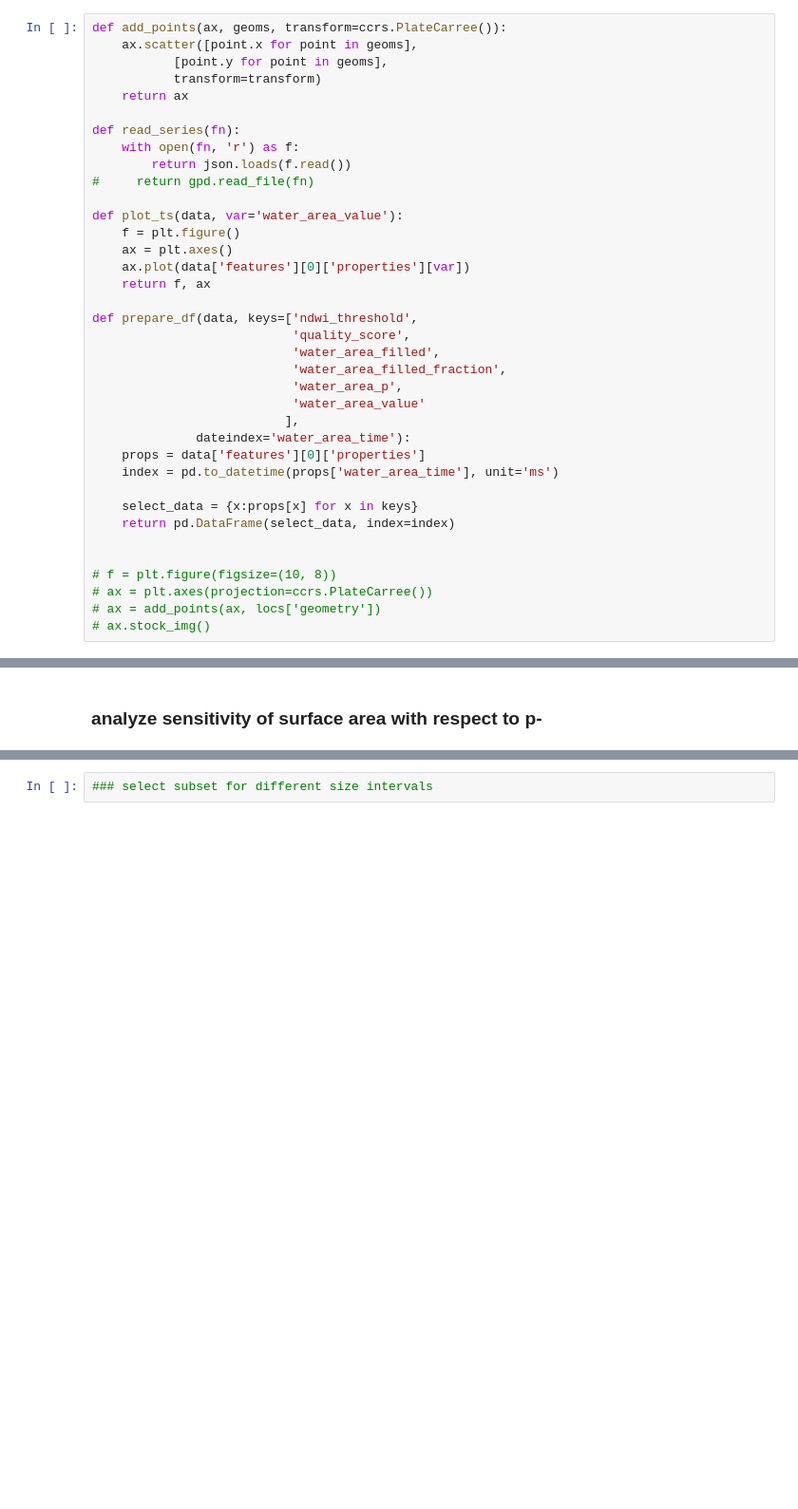
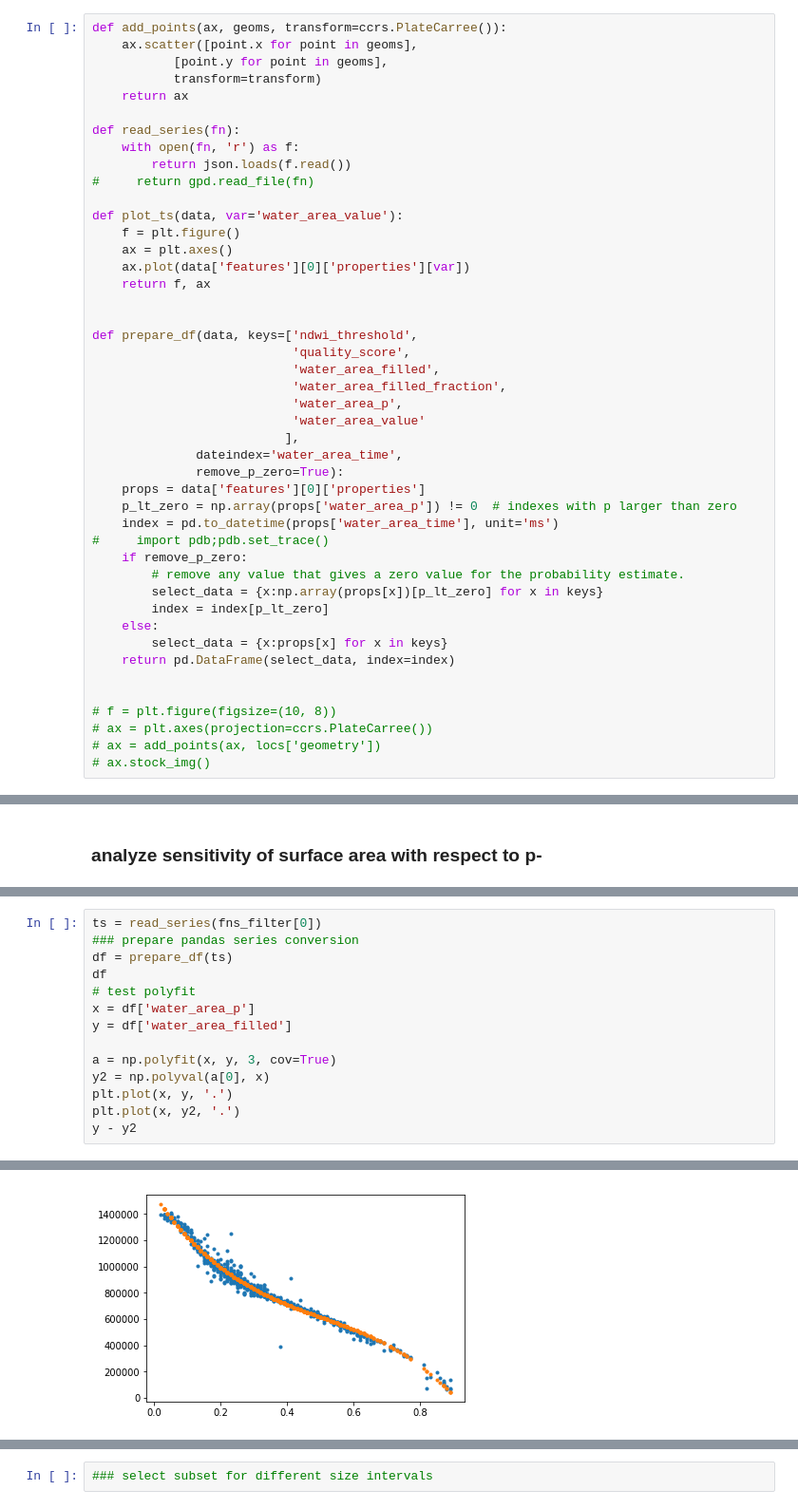
Before and after one commit to openearth/eo-reservoir, a Jupyter notebook: Water bodies analysis.ipynb, the cells around one changed output, grey strips where cells are left out. Shown at 95% size. Cells and saved outputs as stored; diff of their text form; blank space fills up the shorter version.

Commit message:
added first analysis and filtering based on correlation analyses. TODO's and questions included for discussion.

```diff
--- a/Water bodies analysis.ipynb
+++ b/Water bodies analysis.ipynb
@@ -48,6 +65,7 @@ def plot_ts(data, var='water_area_value'):
     ax.plot(data['features'][0]['properties'][var])
     return f, ax
 
+
 def prepare_df(data, keys=['ndwi_threshold',
                            'quality_score',
                            'water_area_filled',
@@ -55,11 +73,18 @@ def prepare_df(data, keys=['ndwi_threshold',
                            'water_area_p',
                            'water_area_value'
                           ],
-              dateindex='water_area_time'):
+              dateindex='water_area_time',
+              remove_p_zero=True):
     props = data['features'][0]['properties']
+    p_lt_zero = np.array(props['water_area_p']) != 0  # indexes with p larger than zero
     index = pd.to_datetime(props['water_area_time'], unit='ms')
-
-    select_data = {x:props[x] for x in keys}
+#     import pdb;pdb.set_trace()
+    if remove_p_zero:
+        # remove any value that gives a zero value for the probability estimate.
+        select_data = {x:np.array(props[x])[p_lt_zero] for x in keys}
+        index = index[p_lt_zero]
+    else:
+        select_data = {x:props[x] for x in keys}
     return pd.DataFrame(select_data, index=index)
 
 
@@ -140,0 +295,15 @@ interact(plot_fn, i=range(len(fns)))
+# %%
+ts = read_series(fns_filter[0])
+### prepare pandas series conversion
+df = prepare_df(ts)
+df
+# test polyfit
+x = df['water_area_p']
+y = df['water_area_filled']
+
+a = np.polyfit(x, y, 3, cov=True)
+y2 = np.polyval(a[0], x)
+plt.plot(x, y, '.')
+plt.plot(x, y2, '.')
+y - y2
+# %% [output]
@@ -140,0 +327 @@ interact(plot_fn, i=range(len(fns)))
+[figure, added]
```
Also changed, not shown: parts of 22 cells of this notebook.
